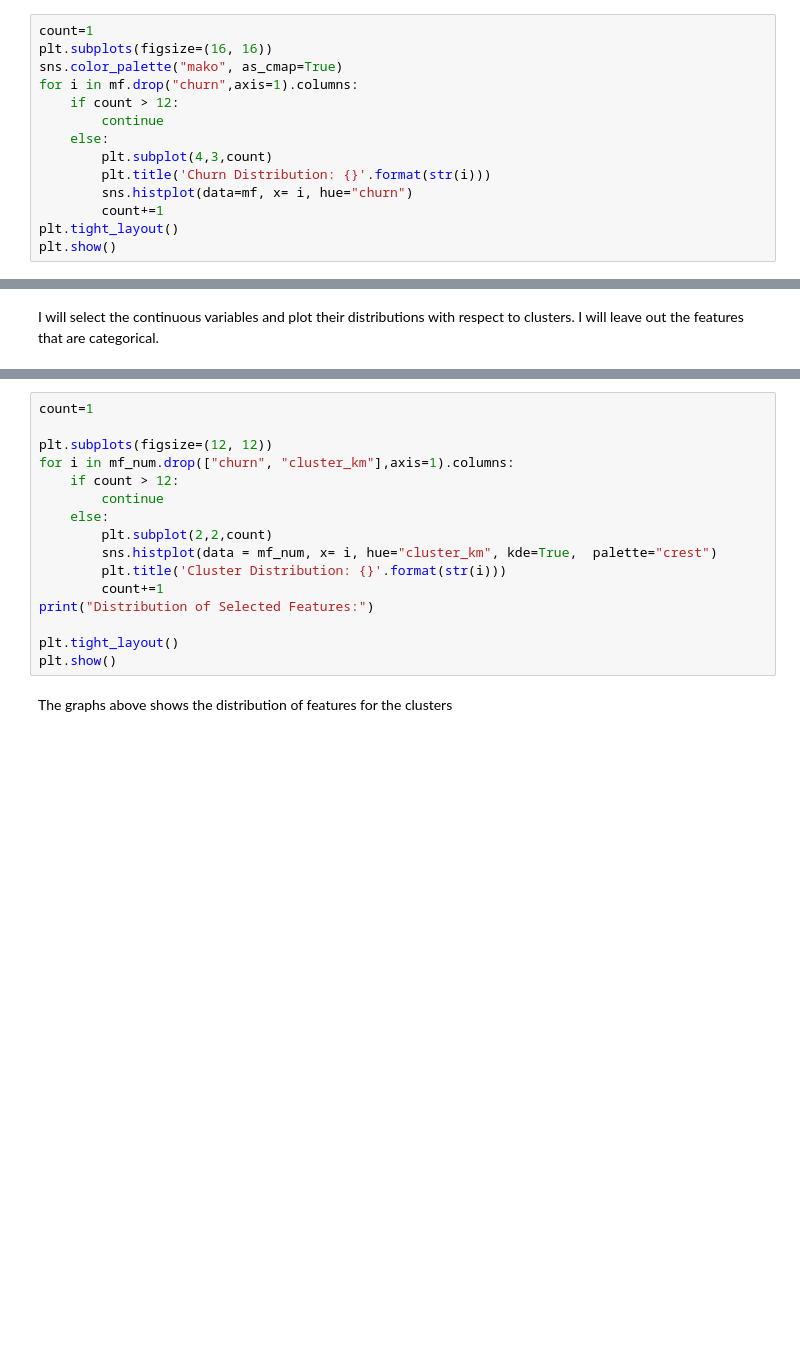
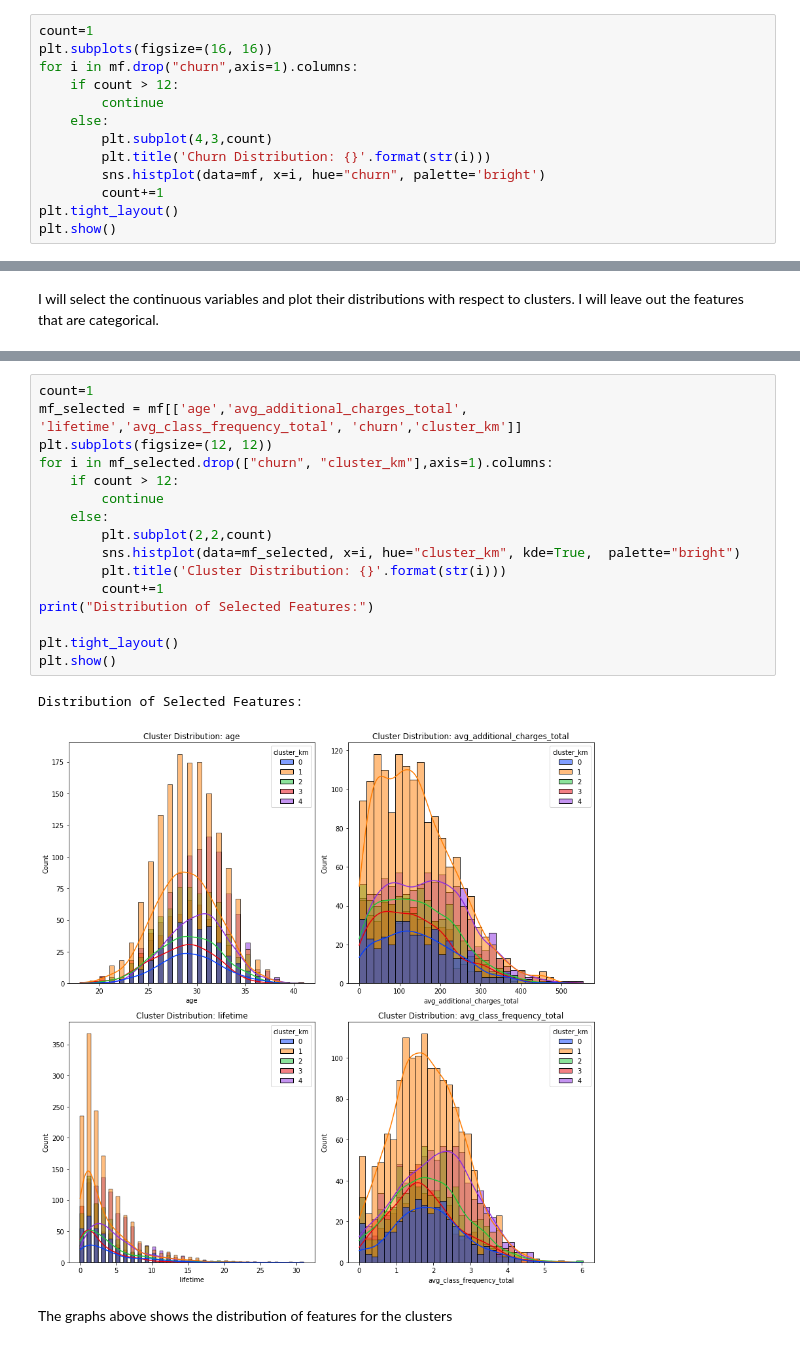
Before and after one commit to marytet/DataAnalystPortfolio, a Jupyter notebook: customer_churn_prediction_and_retention/gym.ipynb, the cells around one changed output, grey strips where cells are left out. Drawn from its saved outputs; the diff is of its cells as text; blank space fills up the shorter version.

```diff
--- a/customer_churn_prediction_and_retention/gym.ipynb
+++ b/customer_churn_prediction_and_retention/gym.ipynb
@@ -164,14 +192,13 @@ The features I want to mark:
 # %%
 count=1
 plt.subplots(figsize=(16, 16))
-sns.color_palette("mako", as_cmap=True)
 for i in mf.drop("churn",axis=1).columns:
     if count > 12:
         continue
     else:
         plt.subplot(4,3,count)
         plt.title('Churn Distribution: {}'.format(str(i)))
-        sns.histplot(data=mf, x= i, hue="churn")
+        sns.histplot(data=mf, x=i, hue="churn", palette='bright')
         count+=1
 plt.tight_layout()
 plt.show()
@@ -371,19 +447,22 @@ I will select the continuous variables and plot their distributions with respect
 # %%
 count=1
-
+mf_selected = mf[['age','avg_additional_charges_total', 'lifetime','avg_class_frequency_total', 'churn','cluster_km']]
 plt.subplots(figsize=(12, 12))
-for i in mf_num.drop(["churn", "cluster_km"],axis=1).columns:
+for i in mf_selected.drop(["churn", "cluster_km"],axis=1).columns:
     if count > 12:
         continue
     else:
         plt.subplot(2,2,count)
-        sns.histplot(data = mf_num, x= i, hue="cluster_km", kde=True,  palette="crest")
+        sns.histplot(data=mf_selected, x=i, hue="cluster_km", kde=True,  palette="bright")
         plt.title('Cluster Distribution: {}'.format(str(i)))
         count+=1
 print("Distribution of Selected Features:")
 
 plt.tight_layout()
 plt.show()
+# %% [output]
+Distribution of Selected Features:
+[figure, added]
 # %% [markdown]
 The graphs above shows the distribution of features for the clusters
 <ul>
```
Also changed, not shown: parts of 30 cells of this notebook, 4 other files.
